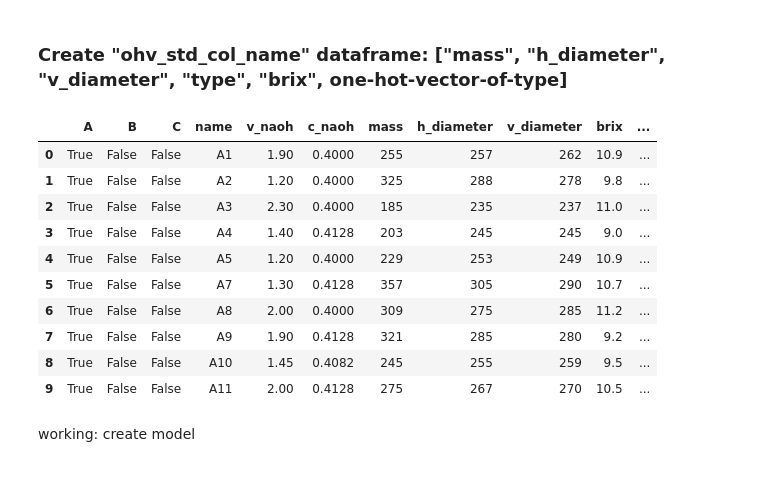
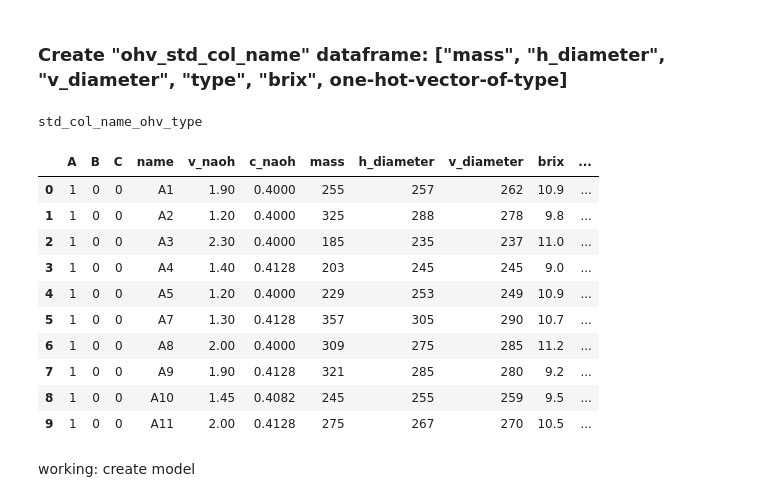
Before and after one commit to DucTrung1802/DS, a Jupyter notebook: Orange/orange.ipynb, the cells around one changed output. Drawn from its saved outputs; the diff is of its cells as text; code cells hidden in the pictures.

```diff
--- a/Orange/orange.ipynb
+++ b/Orange/orange.ipynb
@@ -412,7 +429,7 @@ std_col_name_df.head(10)
 | 8 | A10 | 1.45 | 0.4082 | 245 | 255 | 259 | 9.5 | 3.790542 | 2.506238 | 5.709458 |
 | 9 | A11 | 2.00 | 0.4128 | 275 | 267 | 270 | 10.5 | 5.287252 | 1.985909 | 5.212748 |
 # %%
-std_col_name_dataset = Dataset("std_col_name", std_col_name_df)
+std_col_name_dataset = Dataset("std_col_name", std_col_name_df, Scaler.Raw_.name)
 # %%
 print(std_col_name_dataset.categorical_cols)
 print(std_col_name_dataset.numeric_cols)
@@ -566,21 +583,22 @@ if GENERATE_PLOTS:
 # %% [markdown]
 ### Create "ohv_std_col_name" dataframe: ["mass", "h_diameter", "v_diameter", "type", "brix", one-hot-vector-of-type]
 # %%
-ohv_df = list_dataset["std_col_name"].get_one_hot_vectorized_dataframe("type")
-list_dataset["ohv_std_col_name"] = Dataset("ohv_std_col_name", ohv_df)
-list_dataset["ohv_std_col_name"].get_dataframe().head(10)
+ohv_dataset = list_dataset["std_col_name"].get_one_hot_vectorized_dataset("type")
+list_dataset["std_col_name_ohv_type"] = ohv_dataset
+list_dataset["std_col_name_ohv_type"].get_dataframe().head(10)
 # %% [output]
+std_col_name_ohv_type
 |  | A | B | C | name | v_naoh | c_naoh | mass | h_diameter | v_diameter | brix | ... |
-| 0 | True | False | False | A1 | 1.90 | 0.4000 | 255 | 257 | 262 | 10.9 | ... |
-| 1 | True | False | False | A2 | 1.20 | 0.4000 | 325 | 288 | 278 | 9.8 | ... |
-| 2 | True | False | False | A3 | 2.30 | 0.4000 | 185 | 235 | 237 | 11.0 | ... |
-| 3 | True | False | False | A4 | 1.40 | 0.4128 | 203 | 245 | 245 | 9.0 | ... |
-| 4 | True | False | False | A5 | 1.20 | 0.4000 | 229 | 253 | 249 | 10.9 | ... |
-| 5 | True | False | False | A7 | 1.30 | 0.4128 | 357 | 305 | 290 | 10.7 | ... |
-| 6 | True | False | False | A8 | 2.00 | 0.4000 | 309 | 275 | 285 | 11.2 | ... |
-| 7 | True | False | False | A9 | 1.90 | 0.4128 | 321 | 285 | 280 | 9.2 | ... |
-| 8 | True | False | False | A10 | 1.45 | 0.4082 | 245 | 255 | 259 | 9.5 | ... |
-| 9 | True | False | False | A11 | 2.00 | 0.4128 | 275 | 267 | 270 | 10.5 | ... |
+| 0 | 1 | 0 | 0 | A1 | 1.90 | 0.4000 | 255 | 257 | 262 | 10.9 | ... |
+| 1 | 1 | 0 | 0 | A2 | 1.20 | 0.4000 | 325 | 288 | 278 | 9.8 | ... |
+| 2 | 1 | 0 | 0 | A3 | 2.30 | 0.4000 | 185 | 235 | 237 | 11.0 | ... |
+| 3 | 1 | 0 | 0 | A4 | 1.40 | 0.4128 | 203 | 245 | 245 | 9.0 | ... |
+| 4 | 1 | 0 | 0 | A5 | 1.20 | 0.4000 | 229 | 253 | 249 | 10.9 | ... |
+| 5 | 1 | 0 | 0 | A7 | 1.30 | 0.4128 | 357 | 305 | 290 | 10.7 | ... |
+| 6 | 1 | 0 | 0 | A8 | 2.00 | 0.4000 | 309 | 275 | 285 | 11.2 | ... |
+| 7 | 1 | 0 | 0 | A9 | 1.90 | 0.4128 | 321 | 285 | 280 | 9.2 | ... |
+| 8 | 1 | 0 | 0 | A10 | 1.45 | 0.4082 | 245 | 255 | 259 | 9.5 | ... |
+| 9 | 1 | 0 | 0 | A11 | 2.00 | 0.4128 | 275 | 267 | 270 | 10.5 | ... |
 # %% [markdown]
 working: create model
 # %%
```
Also changed, not shown: parts of 4 cells of this notebook.
